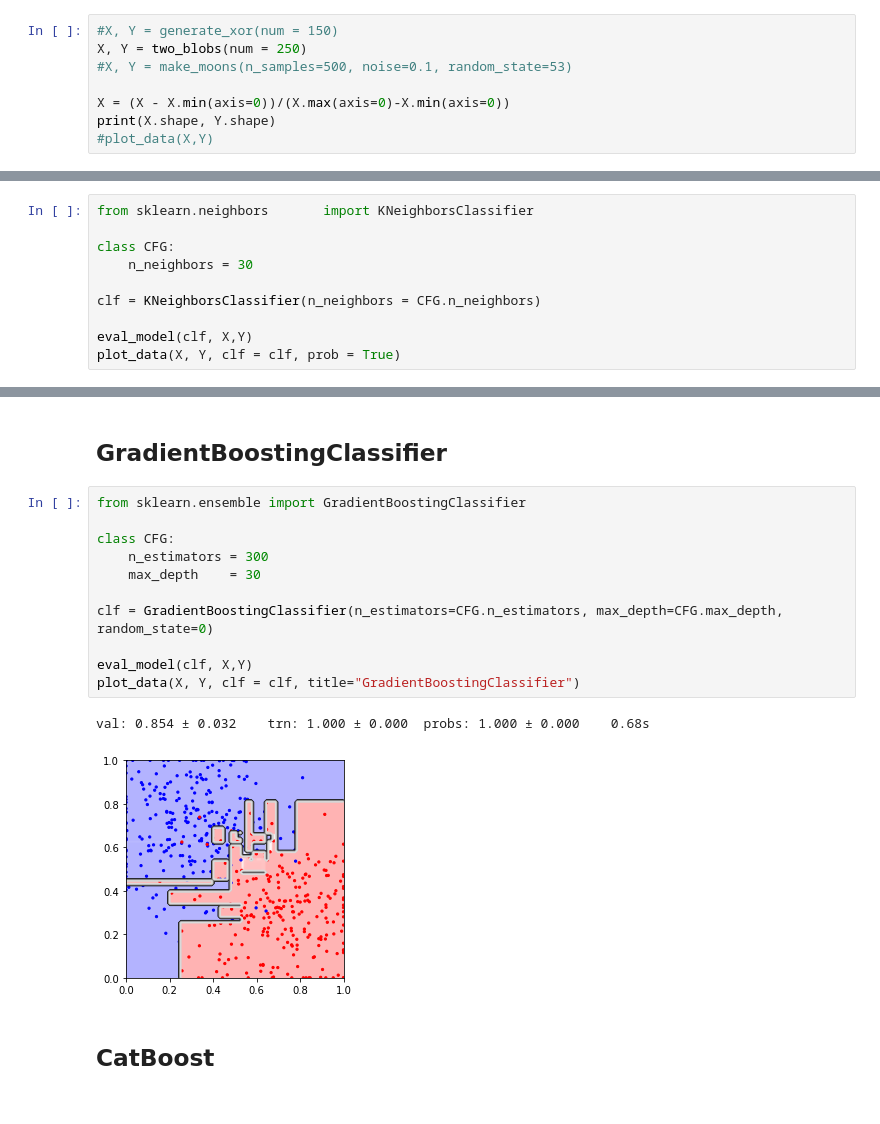
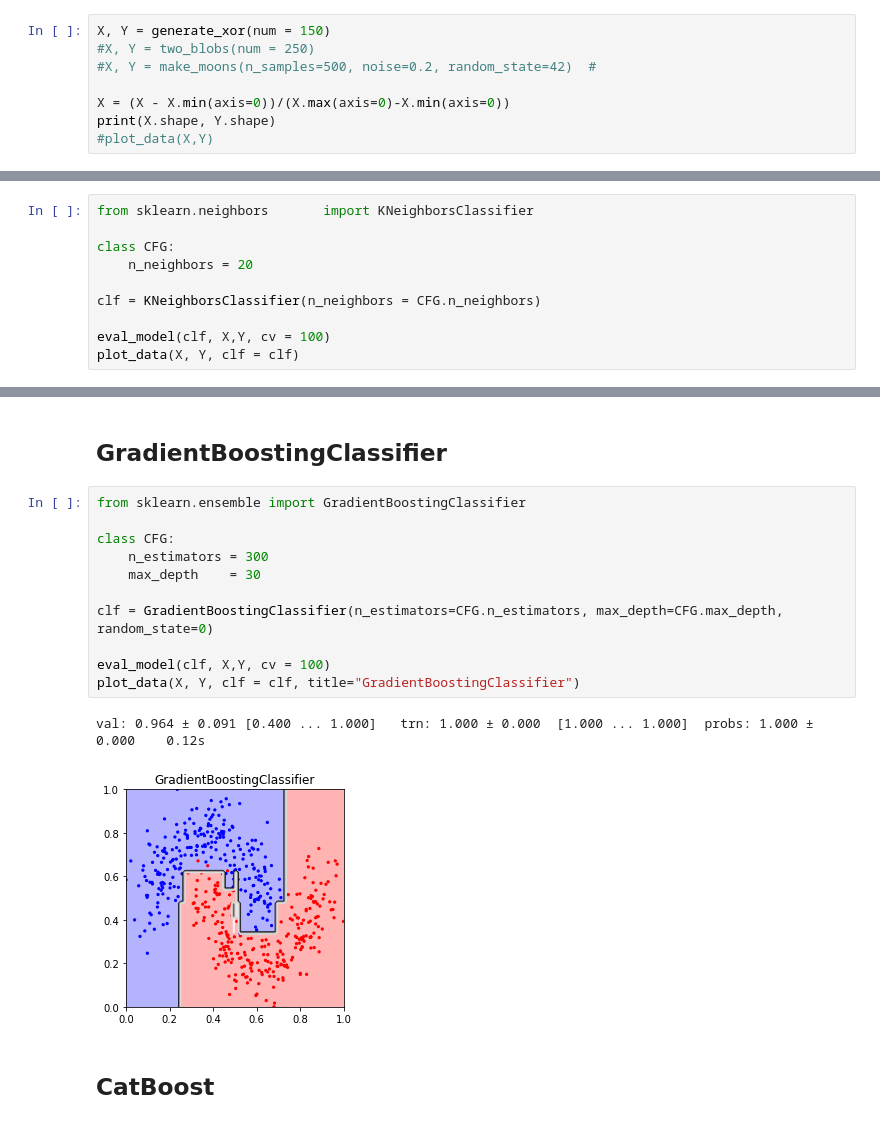
Before and after one commit to steps137/ML, a Jupyter notebook: ML/Classifiers.ipynb, the cells around one changed output, grey strips where cells are left out. Cells and saved outputs as stored; diff of their text form.

```diff
--- a/ML/Classifiers.ipynb
+++ b/ML/Classifiers.ipynb
@@ -65,9 +94,9 @@ def plot_data(X, Y, lim=(0.,1.), clf = None, num = 100, prob = True, title=""):
 # %% [markdown]
 ## Create Data
 # %%
-#X, Y = generate_xor(num = 150)
-X, Y = two_blobs(num = 250)
-#X, Y = make_moons(n_samples=500, noise=0.1, random_state=53)
+X, Y = generate_xor(num = 150)
+#X, Y = two_blobs(num = 250)
+#X, Y = make_moons(n_samples=500, noise=0.2, random_state=42)  #
 
 X = (X - X.min(axis=0))/(X.max(axis=0)-X.min(axis=0))
 print(X.shape, Y.shape)
@@ -92,10 +121,10 @@ val: 0.912 ± 0.036    trn: 0.912 ± 0.002  probs: 0.856 ± 0.131    0.02s
 from sklearn.neighbors       import KNeighborsClassifier
 
 class CFG:
-    n_neighbors = 30
+    n_neighbors = 20
 
 clf = KNeighborsClassifier(n_neighbors = CFG.n_neighbors)
 
-eval_model(clf, X,Y)
-plot_data(X, Y, clf = clf, prob = True)
+eval_model(clf, X,Y, cv = 100)
+plot_data(X, Y, clf = clf)
 # %% [output]
@@ -191,17 +214,17 @@ val: 0.902 ± 0.035    trn: 0.919 ± 0.003  probs: 0.865 ± 0.149    0.25s
 # %%
 from sklearn.ensemble import GradientBoostingClassifier
 
 class CFG:
     n_estimators = 300
     max_depth    = 30
 
 clf = GradientBoostingClassifier(n_estimators=CFG.n_estimators, max_depth=CFG.max_depth, random_state=0)
 
-eval_model(clf, X,Y)
+eval_model(clf, X,Y, cv = 100)
 plot_data(X, Y, clf = clf, title="GradientBoostingClassifier")
 # %% [output]
-val: 0.854 ± 0.032    trn: 1.000 ± 0.000  probs: 1.000 ± 0.000    0.68s
+val: 0.964 ± 0.091 [0.400 ... 1.000]   trn: 1.000 ± 0.000  [1.000 ... 1.000]  probs: 1.000 ± 0.000    0.12s
-[figure, old version]
+[figure, new version]
 # %% [markdown]
 ## CatBoost
 # %%
```
Also changed, not shown: parts of 15 cells of this notebook, 2 other files.
